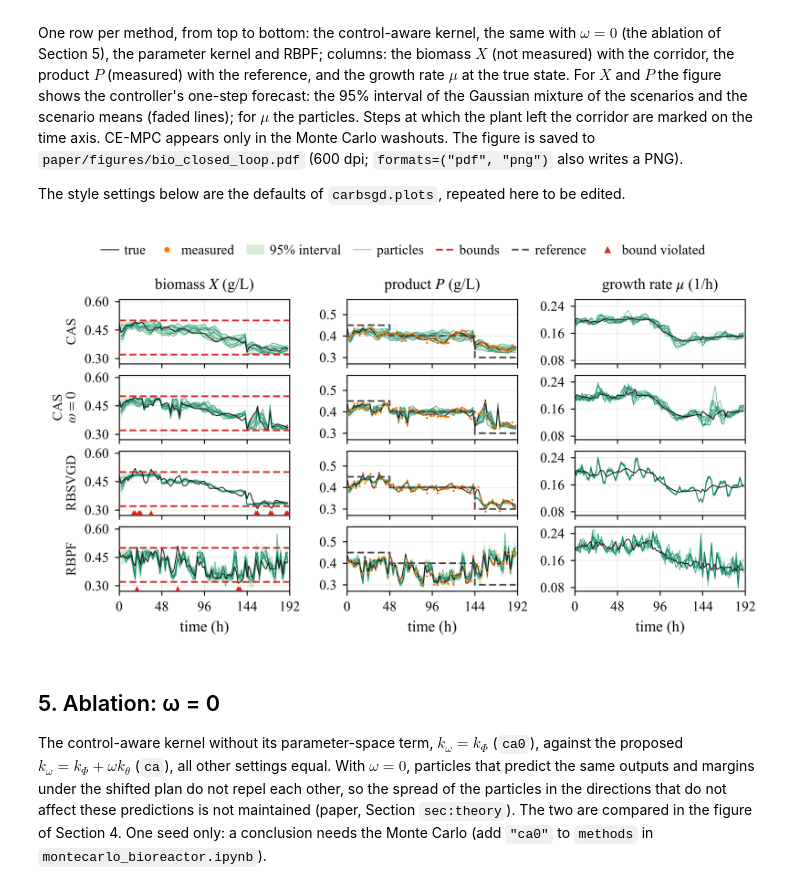
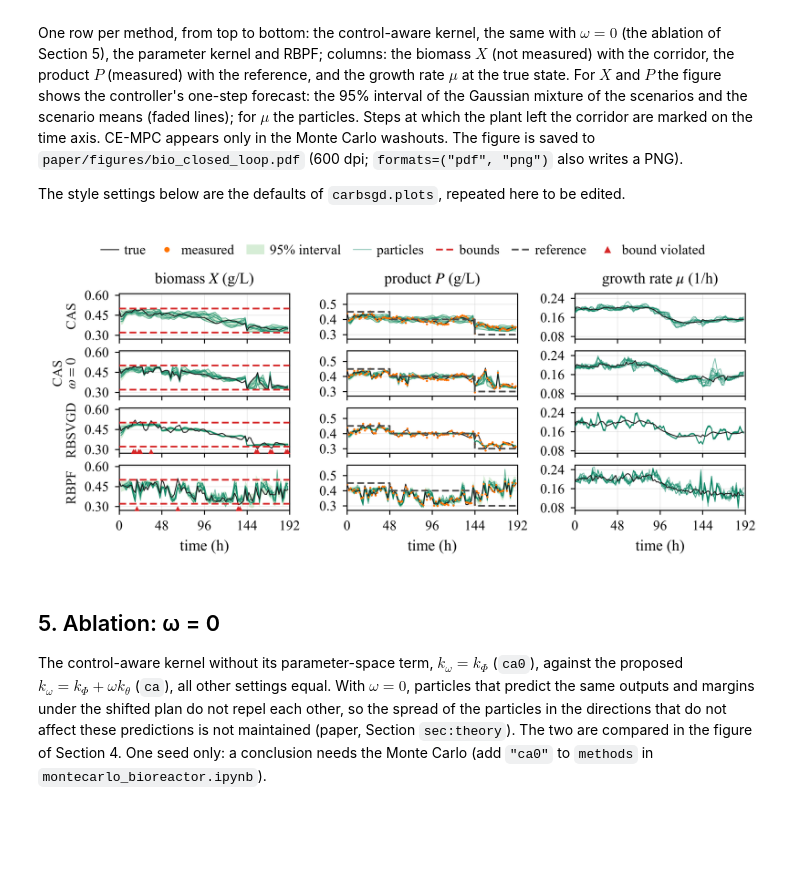
Before and after one commit to MiladBnit/CAS_MPC, a Jupyter notebook: notebooks/run_bioreactor.ipynb, the cells around one changed output. Cells and saved outputs as stored; diff of their text form; code cells hidden in the pictures; blank space fills up the shorter version.

```diff
--- a/notebooks/run_bioreactor.ipynb
+++ b/notebooks/run_bioreactor.ipynb
@@ -279,7 +279,7 @@ The style settings below are the defaults of `carbsgd.plots`, repeated here to b
 import carbsgd.plots as pp
 
 pp.DPI = 600                                # resolution of the drawn and saved figure
-pp.TEXT_WIDTH = 6.0                         # inches (L4DC text width)
+pp.TEXT_WIDTH = 6.0                         # inches (PMLR text width)
 
 # colours by role: every filter in FILTER_STYLE (the row labels name the methods)
 pp.ONE_FILTER_COLOR = True                  # False: each method in its own colour, pp.STYLE[method]
@@ -308,14 +308,14 @@ pp.PAPER_RC.update({                       # fonts and sizes (matplotlib rc para
     "axes.linewidth": 0.6, "grid.linewidth": 0.4, "grid.alpha": 0.3,
 })
 
-fig_size = (pp.TEXT_WIDTH, 3.4)             # (width, height) in inches
+fig_size = (pp.TEXT_WIDTH, 2.75)             # (width, height) in inches
 # %%
 fig = pp.plot_bio_paper(runs, setup, methods=("ca", "ca0", "param", "rbpf"), figsize=fig_size)
 pp.save_figure(fig, ROOT / "paper" / "figures" / "bio_closed_loop")
-pp.save_figure(fig, ROOT / "assets" / "closed_loop", formats=("png",), dpi=200)   # README image
+pp.save_figure(fig, ROOT / "assets" / "closed_loop", formats=("png",), dpi=600)   # README image
 plt.show()
 # %% [output]
-[figure, old version]
+[figure, new version]
 # %% [markdown]
 ## 5. Ablation: ω = 0
 
```
Also changed, not shown: 7 other files.
